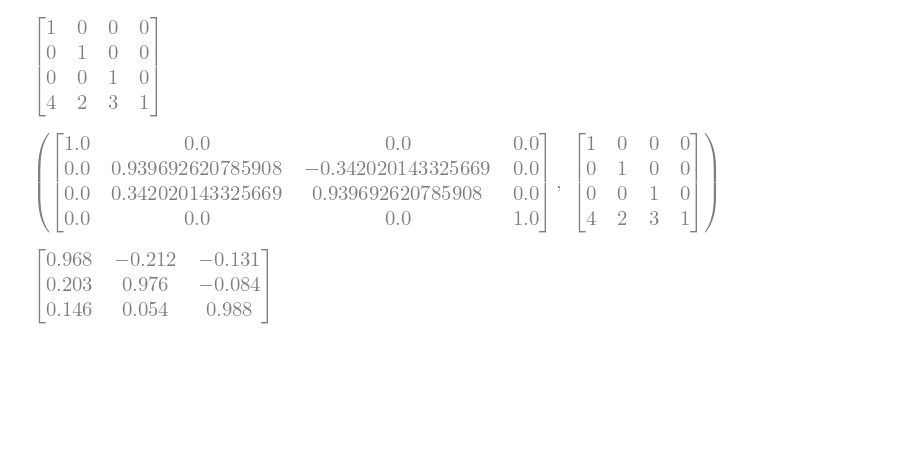
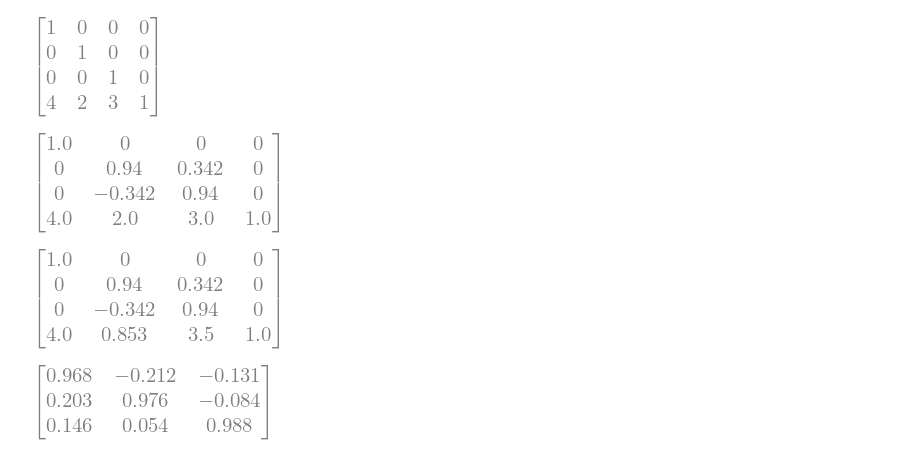
Before and after one commit to RBrooksDK/MSU1_25, a Jupyter notebook: 05_Mere_om_Matricer/src/loesninger.ipynb, the cells around one changed output. Saved outputs shown, nothing was run; the diff lists cells and outputs as text; code cells hidden in the pictures; blank space fills up the shorter version.

```diff
--- a/05_Mere_om_Matricer/src/loesninger.ipynb
+++ b/05_Mere_om_Matricer/src/loesninger.ipynb
@@ -66,31 +66,38 @@ Matrix(T)
 # %%
 # Ex 4
 
 def translation_matrix(tx, ty, tz):
     """Returnerer en 4x4 translationsmatrix."""
     return np.array([[1, 0, 0, tx],
                      [0, 1, 0, ty],
                      [0, 0, 1, tz],
                      [0, 0, 0, 1]])
 
 def rotation_matrix_x(theta):
     """Returnerer en 4x4 rotationsmatrix om x-aksen."""
     c, s = np.cos(theta), np.sin(theta)
     return np.array([[1, 0,  0, 0],
-                     [0, c,  s, 0],
-                     [0, -s, c, 0],
+                     [0, c,  -s, 0],
+                     [0, s, c, 0],
                      [0, 0,  0, 1]])
 
 # Transformationer
 T = translation_matrix(4, 2, 3).T   # fordi det er rækker
 R = rotation_matrix_x(np.radians(20)).T   # fordi det er rækker
 
 # Anvend transformationerne
 transformed = R @ T
 
-Matrix(R), Matrix(T)
+Matrix(transformed).evalf(3)
 # %% [output]
-[figure, old version]
+[figure, new version]
+# %%
+# Ex 5
+
+transformed = T @ R
+Matrix(transformed).evalf(3)
+# %% [output]
+[figure, added]
 # %%
 # 1.c
 
```
Also changed, not shown: 3 other files.
